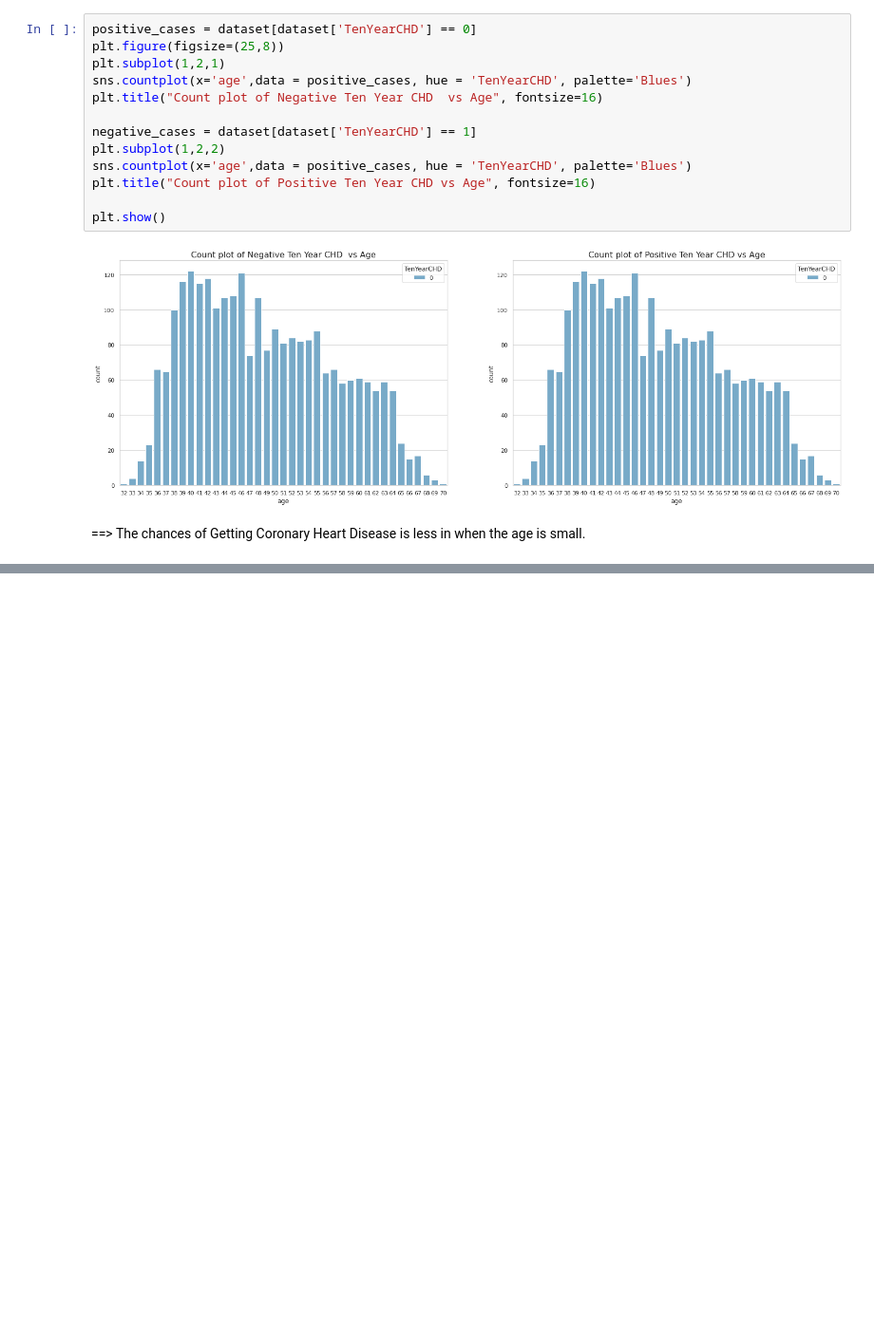
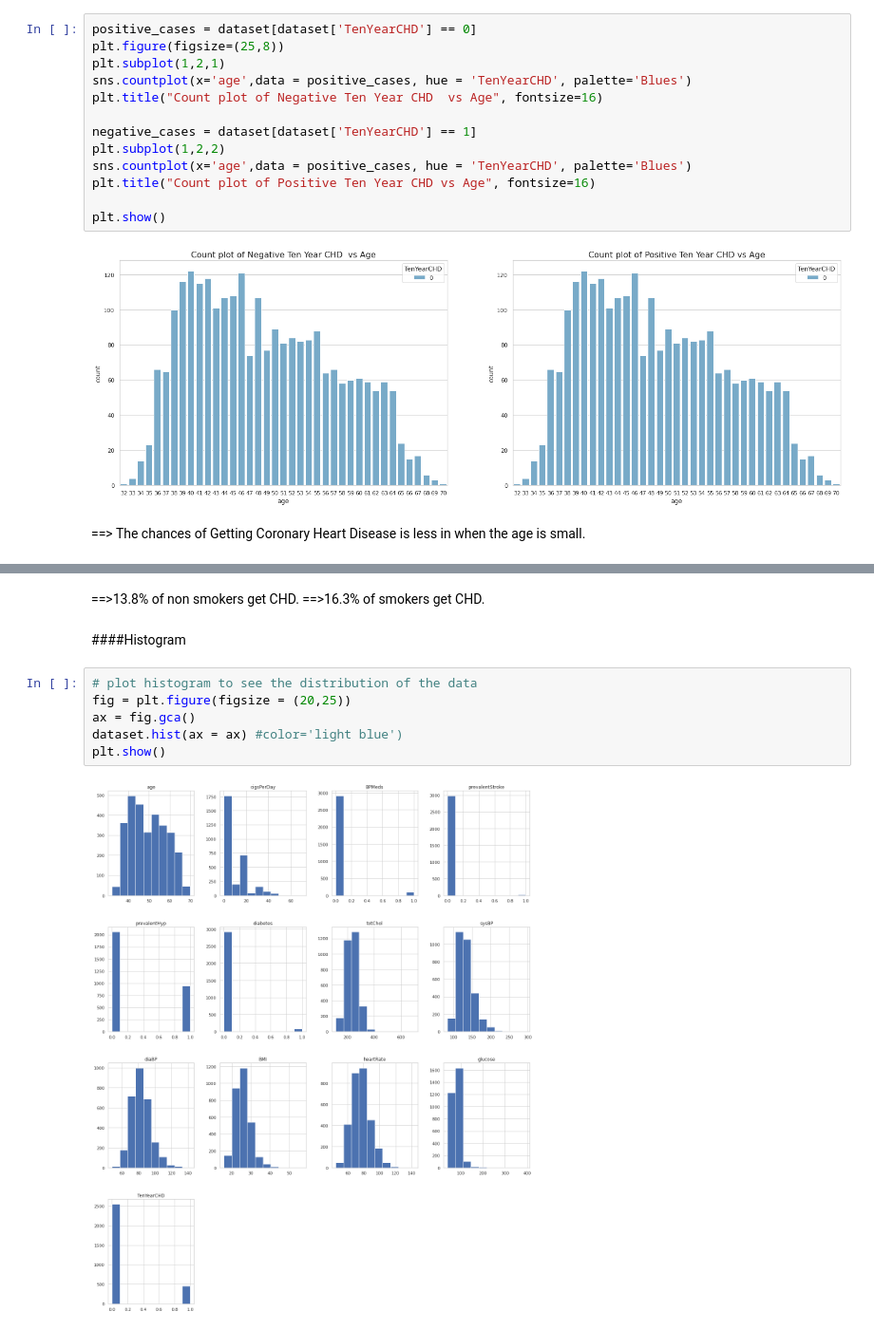
Before and after one commit to snehahampapura/Cardiovascular-Risk-Prediction, a Jupyter notebook: Cardiovascular_Risk_Prediction.ipynb, the cells around one changed output, grey strips where cells are left out. Shown at 95% size. Cells and saved outputs as stored; diff of their text form; blank space fills up the shorter version.

```diff
--- a/Cardiovascular_Risk_Prediction.ipynb
+++ b/Cardiovascular_Risk_Prediction.ipynb
@@ -265,0 +321,13 @@ plt.show()
+# %% [markdown]
+==>13.8% of non smokers get CHD.
+==>16.3% of smokers get CHD.
+# %% [markdown]
+####Histogram
+# %%
+# plot histogram to see the distribution of the data
+fig = plt.figure(figsize = (20,25))
+ax = fig.gca()
+dataset.hist(ax = ax) #color='light blue')
+plt.show()
+# %% [output]
+[figure, added]
```
Also changed, not shown: parts of 24 cells of this notebook.
